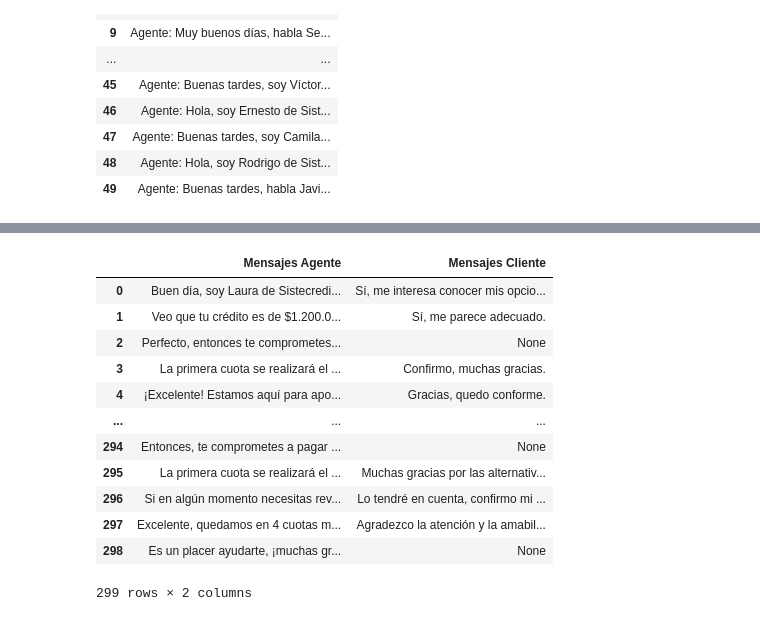
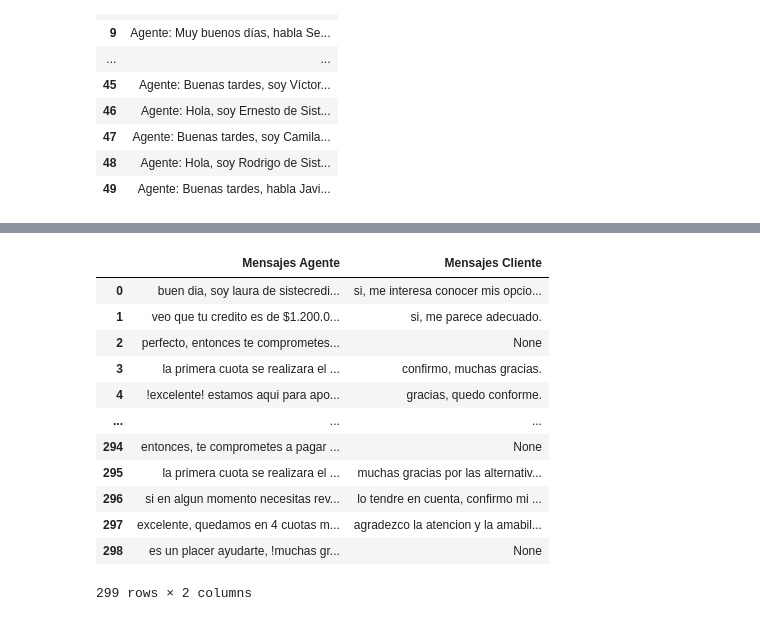
Before and after one commit to Tomaslopera/Hackathon_Sistecredito, a Jupyter notebook: NegociacionesHistoricos.ipynb, the cells around one changed output, grey strips where cells are left out. Drawn from its saved outputs; the diff is of its cells as text; code cells hidden in the pictures.

```diff
--- a/NegociacionesHistoricos.ipynb
+++ b/NegociacionesHistoricos.ipynb
@@ -86,47 +50,55 @@ df_chatbot[["Mensajes Agente", "Mensajes Cliente"]]
 # %%
+import pandas as pd
+from unidecode import unidecode  # Librería para eliminar tildes
+
+# Función para limpiar texto: eliminar tildes y convertir a minúsculas
+def limpiar_texto(texto):
+    return unidecode(texto).lower()
+
 # Función para separar mensajes manteniendo el formato deseado
 def estructurar_mensajes(conversacion):
     agente_msgs = []
     cliente_msgs = []
 
     lineas = conversacion.split("\n")
     prev_speaker = None
 
     for linea in lineas:
         if linea.startswith("Agente:"):
-            mensaje = linea.replace("Agente:", "").strip()
+            mensaje = limpiar_texto(linea.replace("Agente:", "").strip())
             if prev_speaker == "Agente":
                 # Si el mensaje anterior también era de un agente, insertar None en la respuesta del cliente
                 cliente_msgs.append(None)
             agente_msgs.append(mensaje)
             prev_speaker = "Agente"
         elif linea.startswith("Cliente:"):
-            mensaje = linea.replace("Cliente:", "").strip()
+            mensaje = limpiar_texto(linea.replace("Cliente:", "").strip())
             cliente_msgs.append(mensaje)
             prev_speaker = "Cliente"
 
     # Asegurar que ambas listas tengan el mismo tamaño
     while len(agente_msgs) > len(cliente_msgs):
         cliente_msgs.append(None)
 
     return pd.DataFrame({"Mensajes Agente": agente_msgs, "Mensajes Cliente": cliente_msgs})
 
+# Aplicar la función a cada conversación
 df_chatbot = pd.concat(df_negociaciones["Conversación"].apply(estructurar_mensajes).to_list(), ignore_index=True)
 
 df_chatbot
 # %% [output]
 |  | Mensajes Agente | Mensajes Cliente |
-| 0 | Buen día, soy Laura de Sistecredi... | Sí, me interesa conocer mis opcio... |
-| 1 | Veo que tu crédito es de $1.200.0... | Sí, me parece adecuado. |
-| 2 | Perfecto, entonces te comprometes... | None |
-| 3 | La primera cuota se realizará el ... | Confirmo, muchas gracias. |
-| 4 | ¡Excelente! Estamos aquí para apo... | Gracias, quedo conforme. |
+| 0 | buen dia, soy laura de sistecredi... | si, me interesa conocer mis opcio... |
+| 1 | veo que tu credito es de $1.200.0... | si, me parece adecuado. |
+| 2 | perfecto, entonces te comprometes... | None |
+| 3 | la primera cuota se realizara el ... | confirmo, muchas gracias. |
+| 4 | !excelente! estamos aqui para apo... | gracias, quedo conforme. |
 | ... | ... | ... |
-| 294 | Entonces, te comprometes a pagar ... | None |
-| 295 | La primera cuota se realizará el ... | Muchas gracias por las alternativ... |
-| 296 | Si en algún momento necesitas rev... | Lo tendré en cuenta, confirmo mi ... |
-| 297 | Excelente, quedamos en 4 cuotas m... | Agradezco la atención y la amabil... |
-| 298 | Es un placer ayudarte, ¡muchas gr... | None |
+| 294 | entonces, te comprometes a pagar ... | None |
+| 295 | la primera cuota se realizara el ... | muchas gracias por las alternativ... |
+| 296 | si en algun momento necesitas rev... | lo tendre en cuenta, confirmo mi ... |
+| 297 | excelente, quedamos en 4 cuotas m... | agradezco la atencion y la amabil... |
+| 298 | es un placer ayudarte, !muchas gr... | None |
 299 rows × 2 columns
 # %%
 # Convertir a CSV
```
Also changed, not shown: parts of 2 cells of this notebook, 6 other files.
